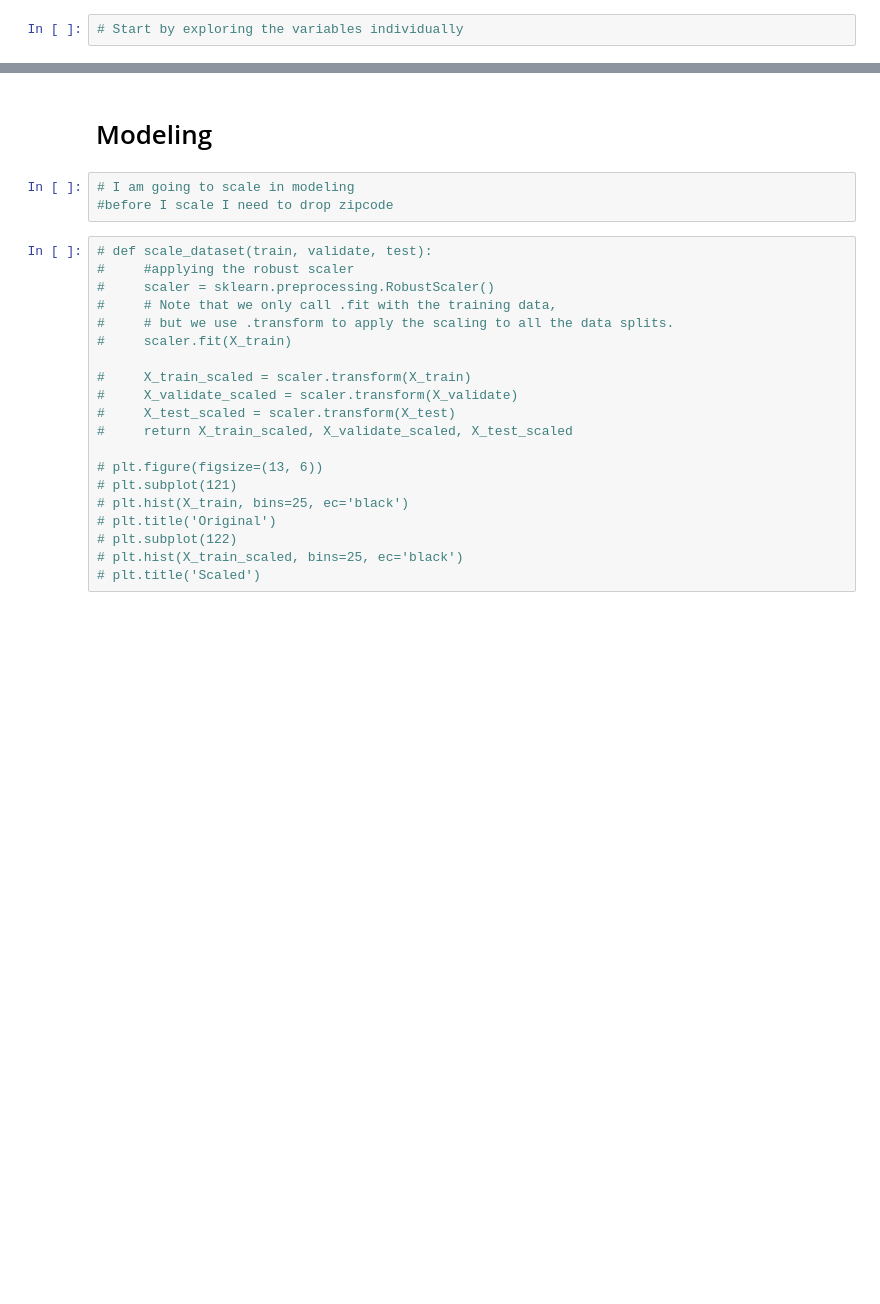
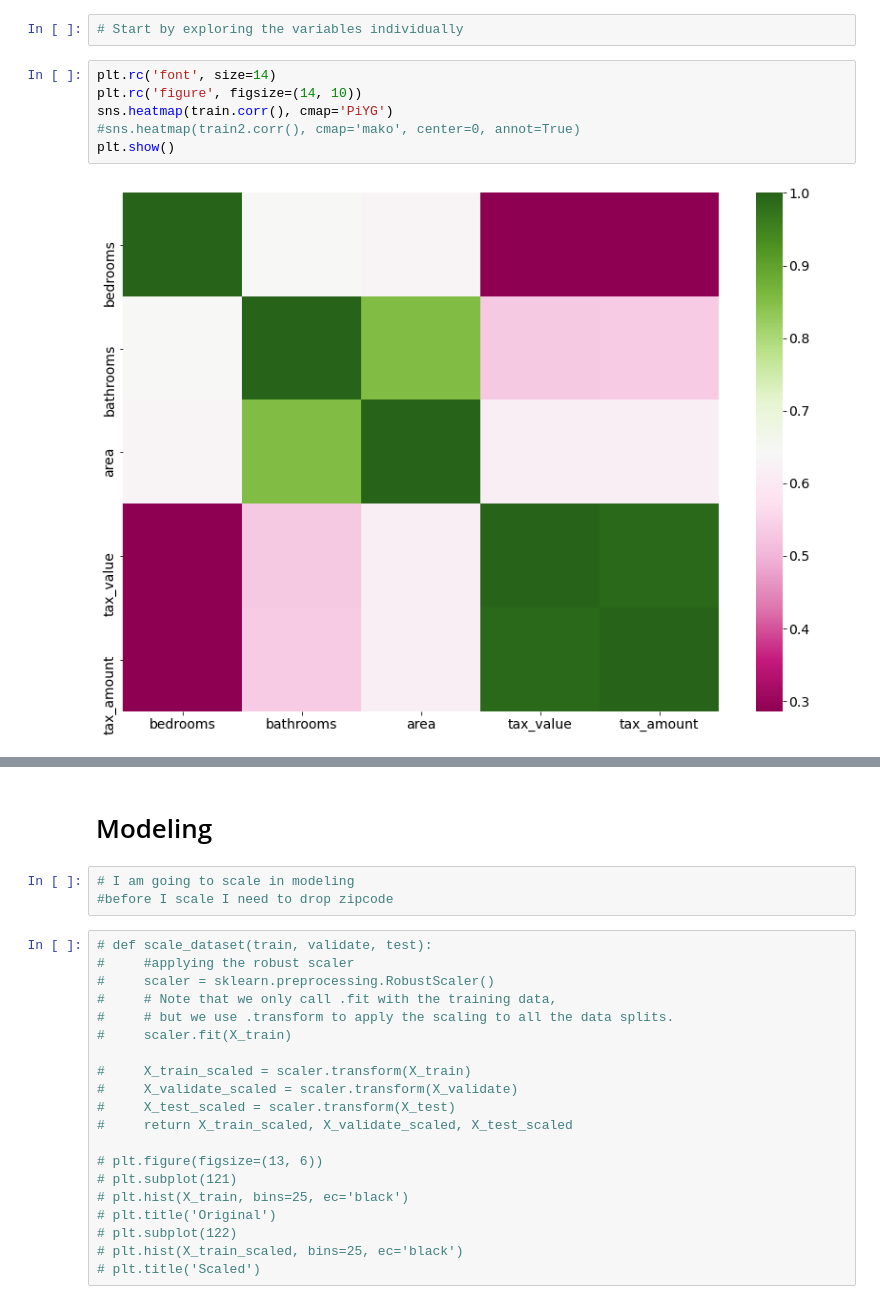
Before and after one commit to SLawsonWoods/zillow_project, a Jupyter notebook: final_zillow_regression_project_notebook.ipynb, the cells around one changed output, grey strips where cells are left out. Drawn from its saved outputs; the diff is of its cells as text; blank space fills up the shorter version.

```diff
--- a/final_zillow_regression_project_notebook.ipynb
+++ b/final_zillow_regression_project_notebook.ipynb
@@ -193,2 +219,10 @@ train.head()
 # %%
 # Start by exploring the variables individually
+# %%
+plt.rc('font', size=14)
+plt.rc('figure', figsize=(14, 10))
+sns.heatmap(train.corr(), cmap='PiYG')
+#sns.heatmap(train2.corr(), cmap='mako', center=0, annot=True)
+plt.show()
+# %% [output]
+[figure, added]
```
Also changed, not shown: parts of 14 cells of this notebook, 2 other files.
